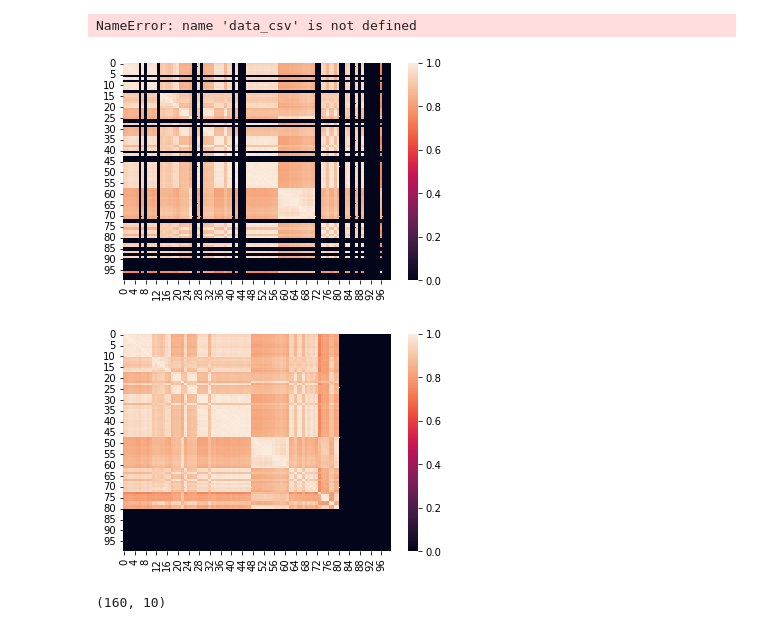
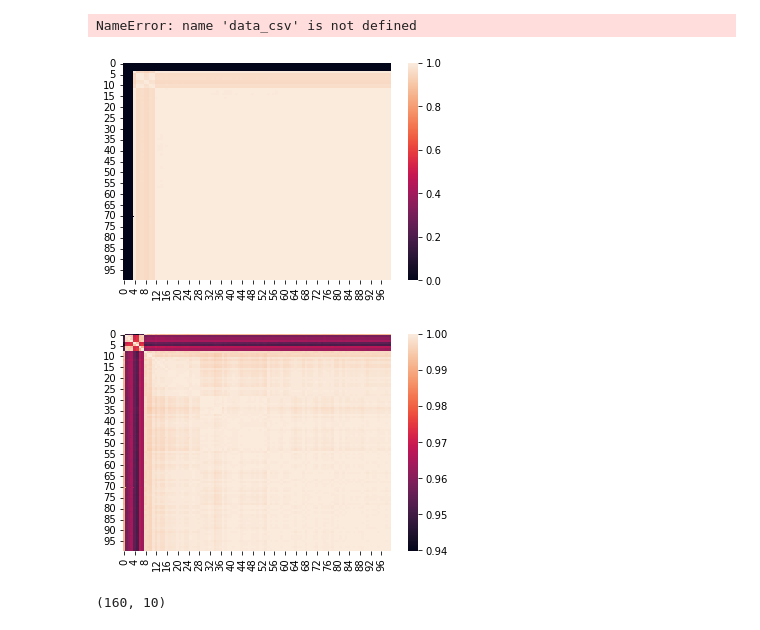
Before and after one commit to Truyen724/Zalo_liveness_Detection, a Jupyter notebook: test.ipynb, the cells around one changed output. Saved outputs shown, nothing was run; the diff lists cells and outputs as text; code cells hidden in the pictures.

```diff
--- a/test.ipynb
+++ b/test.ipynb
@@ -92,7 +92,9 @@ def PlayCamera(id):
     num_of_face = 0
     num_of_face_not_null = 0
     video_capture = cv2.VideoCapture(id)
-    face = None
+    face =  np.zeros(shape =shape_image)
+    point_facial = np.zeros(shape =(10))
+    is_face = False
     width  = int(video_capture.get(3))
     height = int(video_capture.get(4))
     if height > width:
@@ -165,18 +167,18 @@ data_out.to_csv("data_out.csv")
 # %% [output]
 NameError: name 'data_csv' is not defined
 # %%
-id = "../train/videos/40.mp4"
+id = "../train/videos/313.mp4"
 list_face, list_face_not_null, list_face_point,list_face_point_not_null = PlayCamera(id)
 cv2.destroyAllWindows()
 out = get_sim_matrix(list_face)
 out_not_null = get_sim_matrix(list_face_not_null)
 lst = [out,out_not_null]
 for m in lst:
     hm = sn.heatmap(data = m[:100,:100])
     plt.show()
 # %% [output]
-[figure, old version]
+[figure, new version]
-[figure, old version]
+[figure, new version]
 # %%
 image = np.zeros(shape = (720,360,3))
 boxes, facial5points = detector.detect_faces(image)
```
Also changed, not shown: parts of 1 cell of this notebook.
